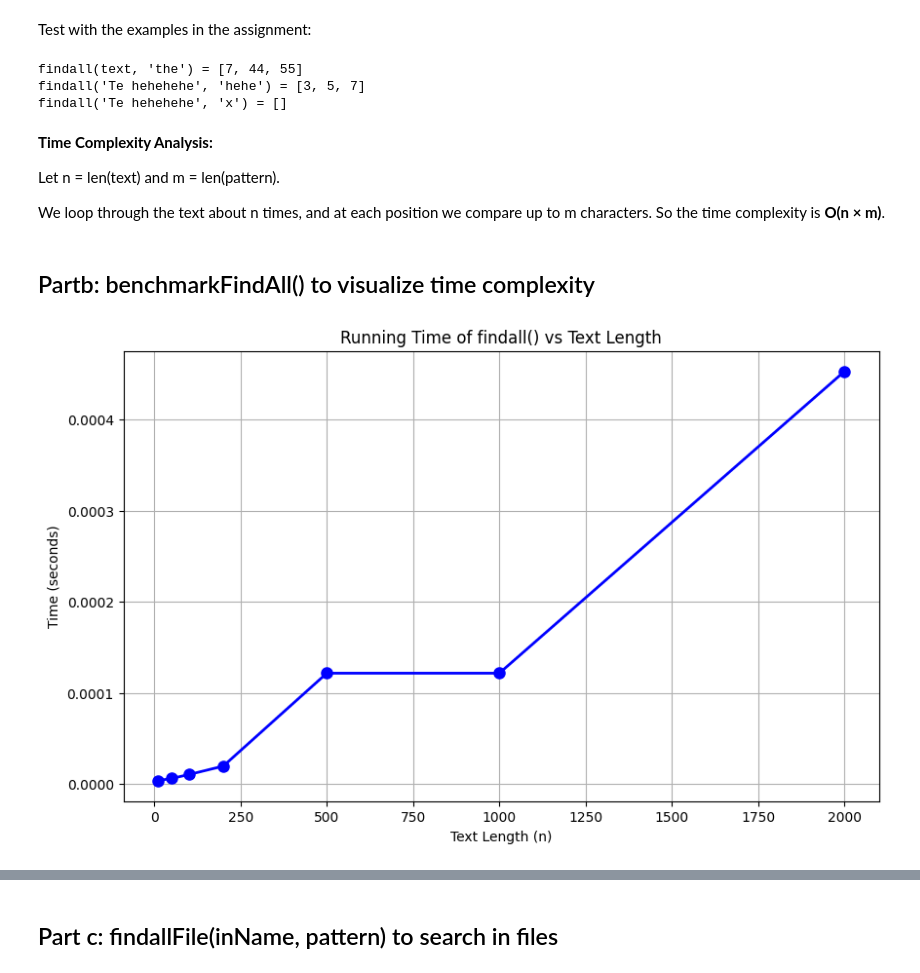
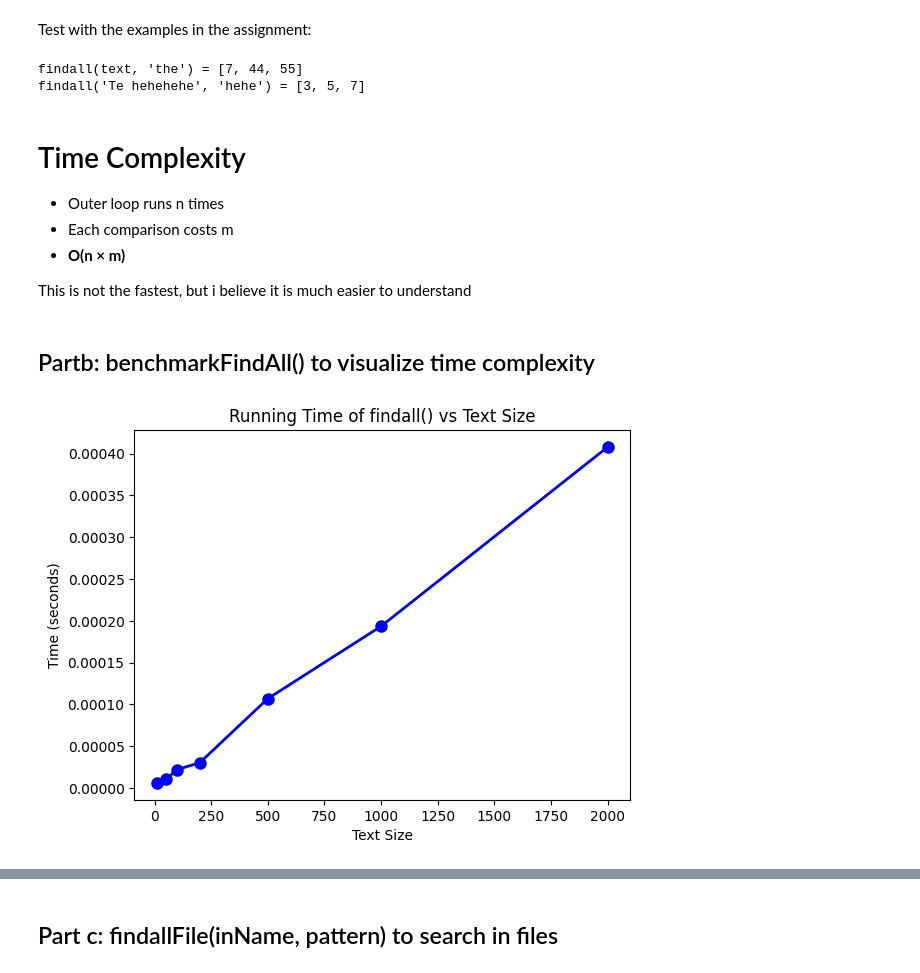
Before and after one commit to Ngozi-uzor/CALIFORNIA-TEST-SCORES-Complete-Statistical-Inference-Project, a Jupyter notebook: Assignment1_Solutions.ipynb, the cells around one changed output, grey strips where cells are left out. Saved outputs shown, nothing was run; the diff lists cells and outputs as text; code cells hidden in the pictures.

```diff
--- a/Assignment1_Solutions.ipynb
+++ b/Assignment1_Solutions.ipynb
@@ -27,63 +27,58 @@ Test with the examples in the assignment:
 # Test 1: Finding 'the' in a sentence
 text1 = 'Now is the time for all good men to come to the aid of their countrymen'
 print("findall(text, 'the') =", findall(text1, 'the'))
-# Should return [7, 44, 58]
+# [7, 44, 58]
 
 # Test 2: Finding overlapping pattern 'haha'
 text2 = 'Te hehehehe'
 print("findall('Te hehehehe', 'hehe') =", findall(text2, 'hehe'))
 # Returns [3, 5, 7] because 'haha' overlaps
-
-# Test 3: Pattern not found
-print("findall('Te hehehehe', 'x') =", findall(text2, 'x'))
-# Returns []
 # %% [output]
 findall(text, 'the') = [7, 44, 55]
 findall('Te hehehehe', 'hehe') = [3, 5, 7]
-findall('Te hehehehe', 'x') = []
-# %% [markdown]
-**Time Complexity Analysis:**
-
-Let n = len(text) and m = len(pattern).
-
-We loop through the text about n times, and at each position we compare up to m characters. So the time complexity is **O(n × m)**.
+# %% [markdown]
+# Time Complexity
+
+- Outer loop runs n times
+- Each comparison costs m
+- **O(n × m)**
+
+This is not the fastest, but i believe it is much easier to understand
 # %% [markdown]
 ## Partb: benchmarkFindAll() to visualize time complexity
 # %%
 import matplotlib.pyplot as plt
 import random
 import time
 
 def benchmarkFindAll():
     # Different text sizes to test
-    n_values = [10, 50, 100, 200, 500, 1000, 2000]
+    sizes = [10, 50, 100, 200, 500, 1000, 2000]
     times = []
 
     # Fixed pattern length
     pattern_len = 5
 
-    for n in n_values:
-        # Create random text of length n
-        text = ''.join(random.choices('abcdefghij', k=n))
+    for size in sizes:
+        # Create random text of given size
+        text = ''.join(random.choices('abcdefghij', k=size))
         pattern = ''.join(random.choices('abcdefghij', k=pattern_len))
 
         # Measure time
         start = time.time()
         findall(text, pattern)
         end = time.time()
 
         times.append(end - start)
 
     # Plot results
-    plt.figure(figsize=(10, 6))
-    plt.plot(n_values, times, 'bo-', linewidth=2, markersize=8)
-    plt.xlabel('Text Length (n)')
-    plt.ylabel('Time (in seconds)')
-    plt.title('Running Time of findall() vs Text Length')
-    plt.grid(True)
+    plt.plot(sizes, times, 'bo-', linewidth=2, markersize=8)
+    plt.xlabel('Text Size')
+    plt.ylabel('Time (seconds)')
+    plt.title('Running Time of findall() vs Text Size')
     plt.show()
 
 benchmarkFindAll()
 # %% [output]
-[figure, old version]
+[figure, new version]
 # %% [markdown]
```
Also changed, not shown: parts of 27 cells of this notebook.
